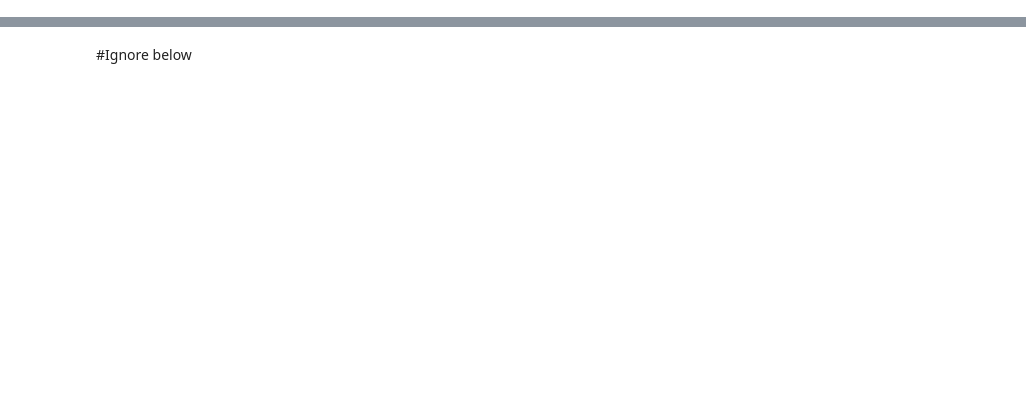
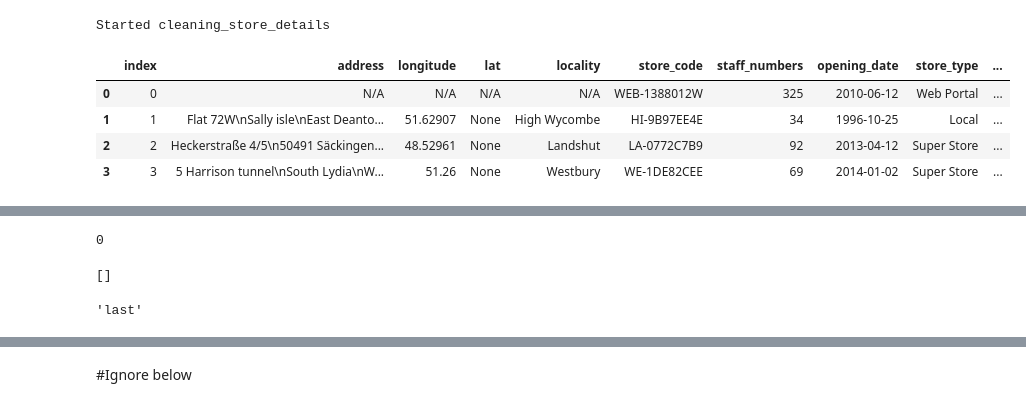
Before and after one commit to kieronk/multinational-retail-data-centralisation893, a Jupyter notebook: casting_working_notebook.ipynb, the cells around one changed output, grey strips where cells are left out. Saved outputs shown, nothing was run; the diff lists cells and outputs as text; code cells hidden in the pictures; blank space fills up the shorter version.

```diff
--- a/casting_working_notebook.ipynb
+++ b/casting_working_notebook.ipynb
@@ -334,0 +411,76 @@ RMKeyView(['index', 'first_name', 'last_name', 'date_of_birth', 'company', 'emai
+# %%
+import numpy as np
+from database_utils import DatabaseConnector
+
+# LOGGING
+print('Started cleaning_store_details')
+
+#retrieving the data from the stores API
+df = raw_df
+
+display(df.head(4))
+
+# Clean the latitude column
+df['latitude'] = pd.to_numeric(df['latitude'], errors='coerce')
+df = df.dropna(subset=['latitude'])
+
+# Dropping the 'latitude' column as it's empty
+df = df.drop(columns=['lat'])
+
+# filtering out items in locality that aren't real place names or NULL
+pattern = r'^[a-zA-Z\s-]+$'
+df = df[df['locality'].str.match(pattern)]
+df['locality'] = df['locality'].replace('NULL', np.nan)
+df = df.dropna(subset=['locality'])
+
+display(df.head(4))
+
+# replacing incorrect spellings of continents
+continent_replacements = {
+    'eeEurope': 'Europe',
+    'eeAmerica': 'America'
+}
+
+df['continent'] = df['continent'].replace(continent_replacements)
+
+# LOGGING: checking everything has worked
+#print(df['continent'].unique())
+#print(df['store_type'].unique())
+#print(df['country_code'].unique())
+#print(df['continent'].unique())
+
+# LOGGING: checking of datetime before is datetime64 datetype
+#is_datetime_before = pd.api.types.is_datetime64_any_dtype(df['opening_date'])
+
+# converting opening date to datetime object
+df['opening_date'] = pd.to_datetime(df['opening_date'], format='%Y-%m-%d', errors='coerce')
+
+# dropping any rows which contain missing values
+df = df.dropna(axis=0)
+
+# Filter the DataFrame to keep only rows where 'latitude' is not NaN
+non_null_rows = df[df['opening_date'].isna()]
+
+# Convert the filtered DataFrame to a list of rows
+non_null_list = non_null_rows.values.tolist()
+
+display(len(non_null_list))
+display(non_null_list)
+# LOGGING: checking the conversion worked
+#is_datetime_after = pd.api.types.is_datetime64_any_dtype(df['opening_date'])
+#print(f"Is 'dates' column datetime64 dtype? {is_datetime_before}")
+#print(f"Is 'dates' column datetime64 dtype? {is_datetime_after}")
+display('last', df.head(4))
+#returning the dataframe
+df.info()
+
+databaseconnector_instance = DatabaseConnector()
+
+databaseconnector_instance.upload_to_db(df, 'dim_store_details')
+# %% [output]
+Started cleaning_store_details
+|  | index | address | longitude | lat | locality | store_code | staff_numbers | opening_date | store_type | ... |
+| 0 | 0 | N/A | N/A | N/A | N/A | WEB-1388012W | 325 | 2010-06-12 | Web Portal | ... |
+| 1 | 1 | Flat 72W\nSally isle\nEast Deanto... | 51.62907 | None | High Wycombe | HI-9B97EE4E | 34 | 1996-10-25 | Local | ... |
+| 2 | 2 | Heckerstraße 4/5\n50491 Säckingen... | 48.52961 | None | Landshut | LA-0772C7B9 | 92 | 2013-04-12 | Super Store | ... |
+| 3 | 3 | 5 Harrison tunnel\nSouth Lydia\nW... | 51.26 | None | Westbury | WE-1DE82CEE | 69 | 2014-01-02 | Super Store | ... |
@@ -334,0 +492,3 @@ RMKeyView(['index', 'first_name', 'last_name', 'date_of_birth', 'company', 'emai
+0
+[]
+'last'
```
Also changed, not shown: parts of 9 cells of this notebook, 4 other files.
